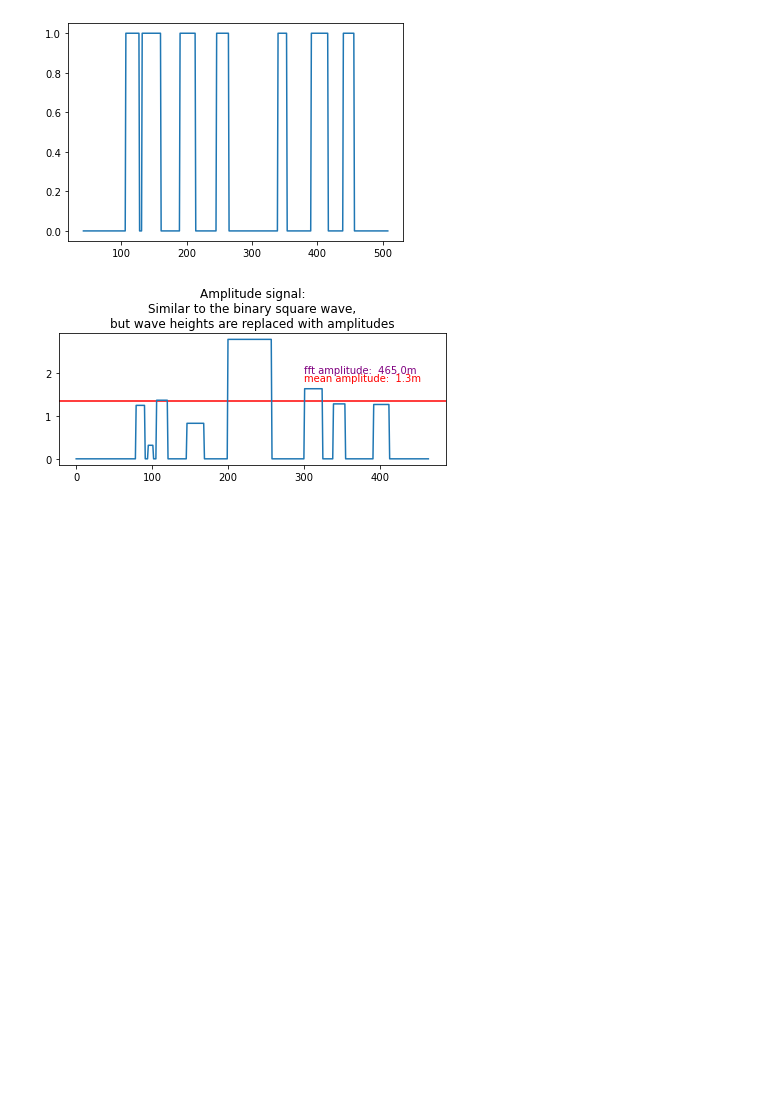
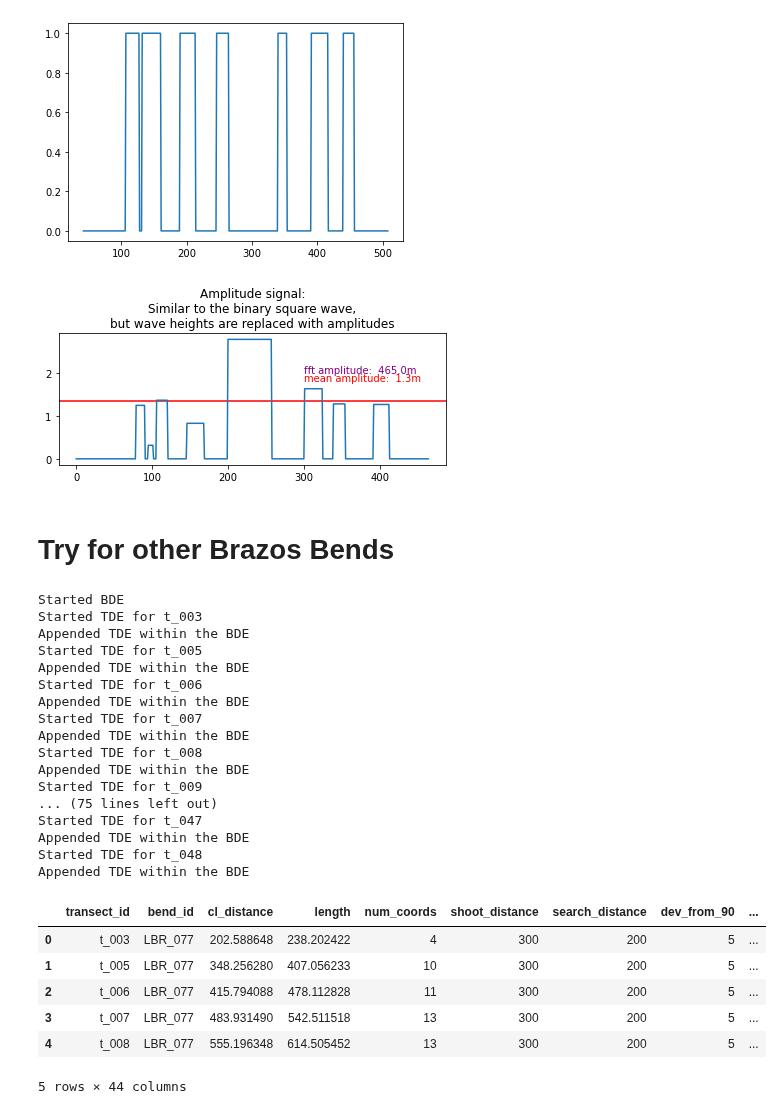
Before and after one commit to tamu-edu/scrollstats, a Jupyter notebook: RidgeMetricDevelopment.ipynb, the cells around one changed output. Saved outputs shown, nothing was run; the diff lists cells and outputs as text; code cells hidden in the pictures; blank space fills up the shorter version.

Commit message:
confirmed that new metrics work on all LBR bends

```diff
--- a/RidgeMetricDevelopment.ipynb
+++ b/RidgeMetricDevelopment.ipynb
@@ -242,3 +242,45 @@ plt.tight_layout()
 # plt.savefig("/Users/avan/FLUD/BrazosScrolls/figures/AmplitudeSignalWithFFTMeasurement.png", dpi=300)
 # %% [output]
 [figure]
+# %% [markdown]
+# Try for other Brazos Bends
+# %%
+bend_id = "LBR_077"
+dem = rasterio.open("/Users/avan/FLUD/BrazosScrolls/data/raster/dem/sb_4_077_clip.tif")
+bin_raster = rasterio.open("/Users/avan/FLUD/BrazosScrolls/data/r10/agreement-clip-denoise/sb_4_077_agreement_45px_binclass_clip_dn_Buff100m_SmFt500m_ET80p.tif")
+
+local_crs = ":".join(dem.crs.to_authority())
+
+transects = gpd.GeoDataFrame.from_postgis(f"SELECT * FROM transects WHERE bend_id='{bend_id}'", engine, geom_col="geometry").to_crs(local_crs)
+ridges = gpd.GeoDataFrame.from_postgis(f"SELECT * FROM ridges WHERE bend_id='{bend_id}'", engine, geom_col="geometry").to_crs(local_crs)
+# %%
+with warnings.catch_warnings():
+    warnings.simplefilter("ignore", ShapelyDeprecationWarning)
+    rich_transects, itx = calculate_ridge_metrics(transects, bin_raster, dem, ridges)
+
+rich_transects.head()
+# %% [output]
+Started BDE
+Started TDE for t_003
+Appended TDE within the BDE
+Started TDE for t_005
+Appended TDE within the BDE
+Started TDE for t_006
+Appended TDE within the BDE
+Started TDE for t_007
+Appended TDE within the BDE
+Started TDE for t_008
+Appended TDE within the BDE
+Started TDE for t_009
+... (75 lines left out)
+Started TDE for t_047
+Appended TDE within the BDE
+Started TDE for t_048
+Appended TDE within the BDE
+|  | transect_id | bend_id | cl_distance | length | num_coords | shoot_distance | search_distance | dev_from_90 | ... |
+| 0 | t_003 | LBR_077 | 202.588648 | 238.202422 | 4 | 300 | 200 | 5 | ... |
+| 1 | t_005 | LBR_077 | 348.256280 | 407.056233 | 10 | 300 | 200 | 5 | ... |
+| 2 | t_006 | LBR_077 | 415.794088 | 478.112828 | 11 | 300 | 200 | 5 | ... |
+| 3 | t_007 | LBR_077 | 483.931490 | 542.511518 | 13 | 300 | 200 | 5 | ... |
+| 4 | t_008 | LBR_077 | 555.196348 | 614.505452 | 13 | 300 | 200 | 5 | ... |
+5 rows × 44 columns
```
Also changed, not shown: parts of 2 cells of this notebook.
